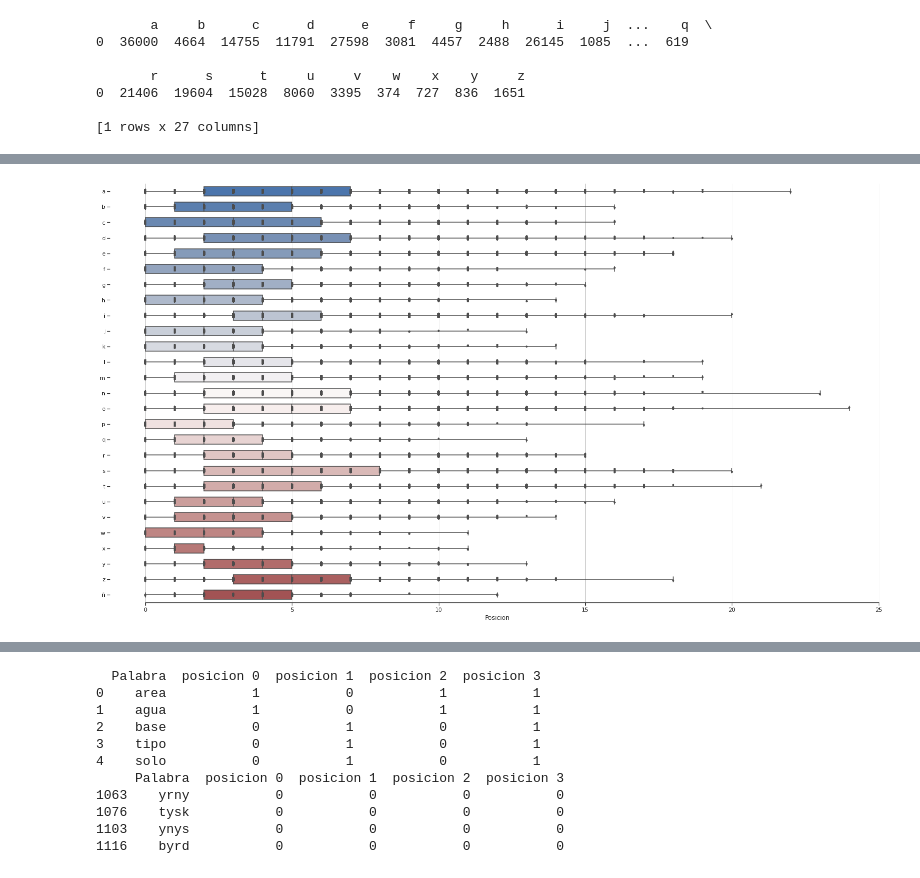
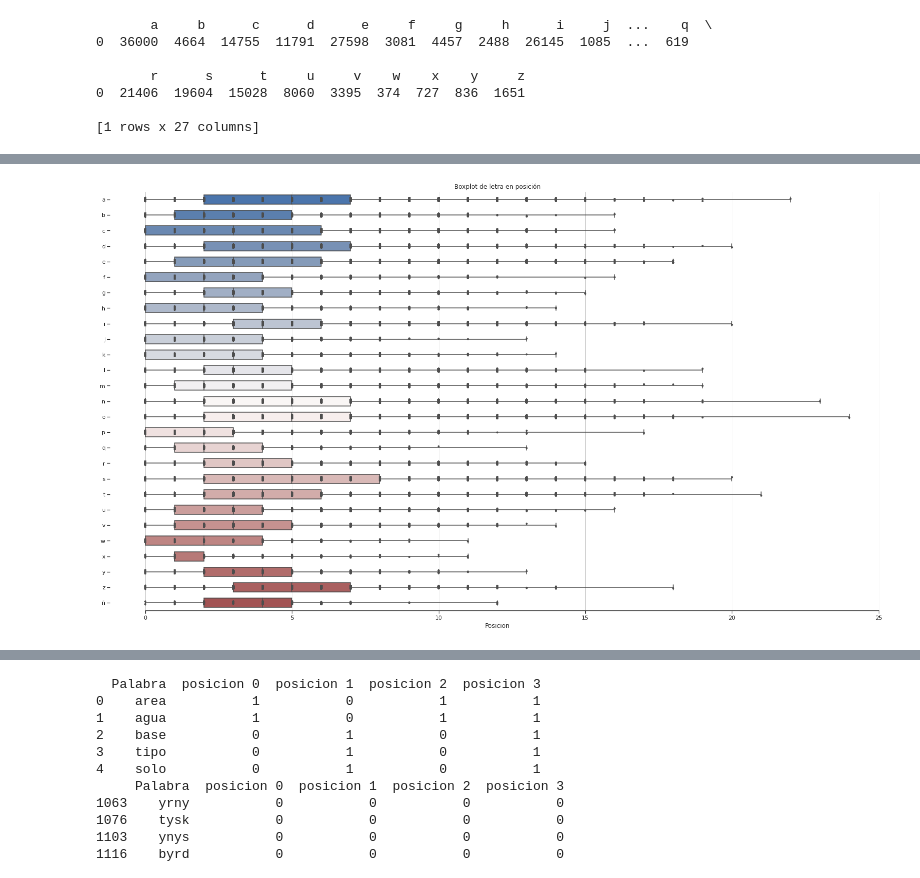
Before and after one commit to Ladangigo/WORDLE_Entendimiento_datos, a Jupyter notebook: Estadisticos.ipynb, the cells around one changed output, grey strips where cells are left out. Drawn from its saved outputs; the diff is of its cells as text; code cells hidden in the pictures.

```diff
--- a/Estadisticos.ipynb
+++ b/Estadisticos.ipynb
@@ -194,21 +241,22 @@ DF_wordInfo = pd.DataFrame(dictToDF_wordInfo)
 # %%
 #Graficar un boxplot
 sns.set_theme(style="ticks")
 
 # Initialize the figure with a logarithmic x axis
 f, ax = plt.subplots(figsize=(27, 15))
 
 # Plot the orbital period with horizontal boxes
 sns.boxplot(x="Posicion", y="Letra", data=DF_letterPosition.sort_values('Letra'),
             whis=[0, 100], width=.6, palette="vlag")
 
 # Add in points to show each observation
 sns.stripplot(x="Posicion", y="Letra", data=DF_letterPosition.sort_values('Letra'),
               size=4, color=".3", linewidth=0)
 
 # Tweak the visual presentation
 ax.xaxis.grid(True)
 ax.set(ylabel="")
+ax.set_title('Boxplot de letra en posición')
 sns.despine(trim=True, left=True)
 # %% [output]
-[figure, old version]
+[figure, new version]
```
Also changed, not shown: parts of 19 cells of this notebook.
